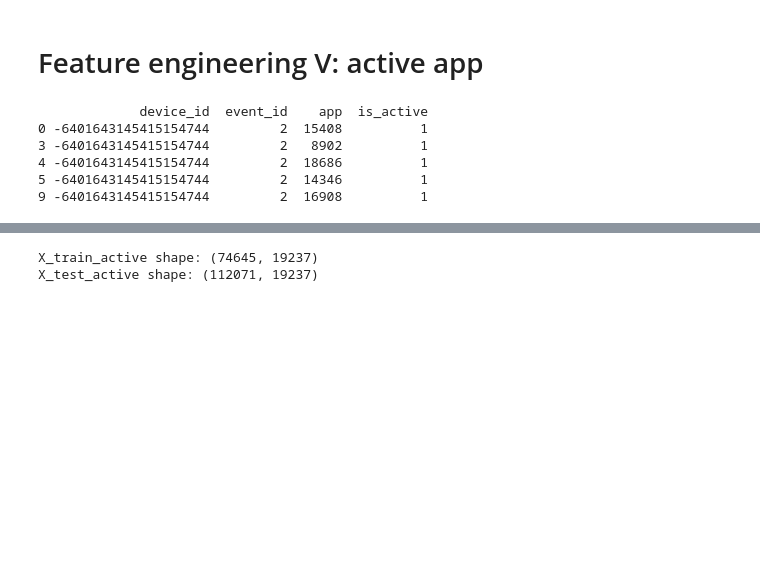
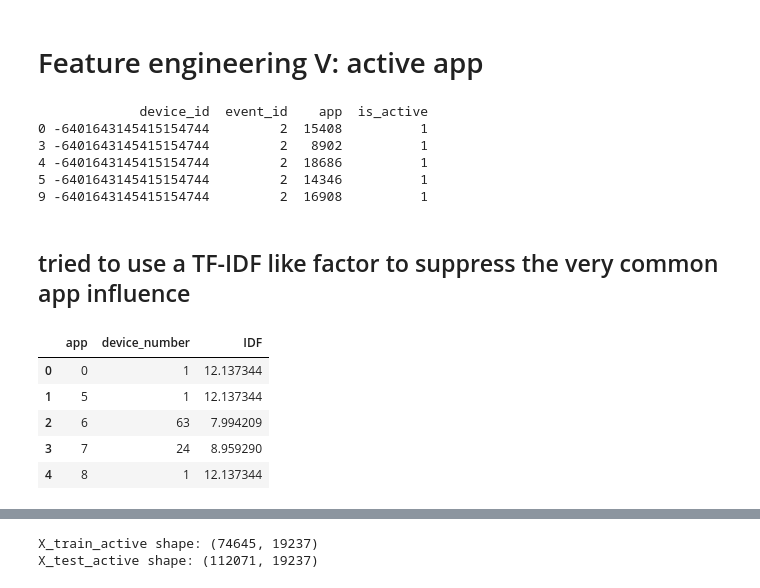
Before and after one commit to spidermanxyz98/talking_data, a Jupyter notebook: Talking data.ipynb, the cells around one changed output, grey strips where cells are left out. Drawn from its saved outputs; the diff is of its cells as text; code cells hidden in the pictures; blank space fills up the shorter version.

```diff
--- a/Talking data_logreg.ipynb
+++ b/Talking data.ipynb
@@ -290,3 +290,19 @@ print(active_app.head())
 4 -6401643145415154744         2  18686          1
 5 -6401643145415154744         2  14346          1
 9 -6401643145415154744         2  16908          1
+# %% [markdown]
+## tried to use a TF-IDF like factor to suppress the very common app influence
+# %%
+#use TF-IDF
+active_app_count = active_app.groupby(['device_id','app'])['device_id'].agg({'usage_number':'size'}).reset_index()
+active_app_count = active_app_count.groupby(['app'])['usage_number'].agg({'device_number':'count'}).reset_index()
+total_user  = gender_age_test.shape[0] + gender_age_train.shape[0]
+active_app_count['IDF'] = np.log((total_user)/(active_app_count.device_number))
+active_app_count.head()
+# %% [output]
+|  | app | device_number | IDF |
+| 0 | 0 | 1 | 12.137344 |
+| 1 | 5 | 1 | 12.137344 |
+| 2 | 6 | 63 | 7.994209 |
+| 3 | 7 | 24 | 8.959290 |
+| 4 | 8 | 1 | 12.137344 |
```
Also changed, not shown: parts of 19 cells of this notebook, 1 other file.
